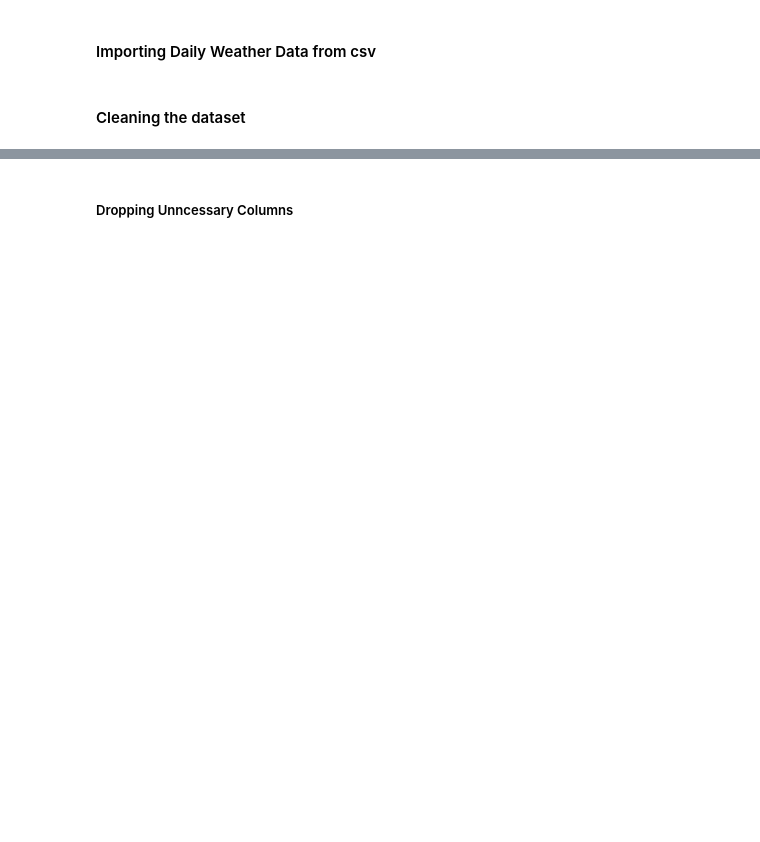
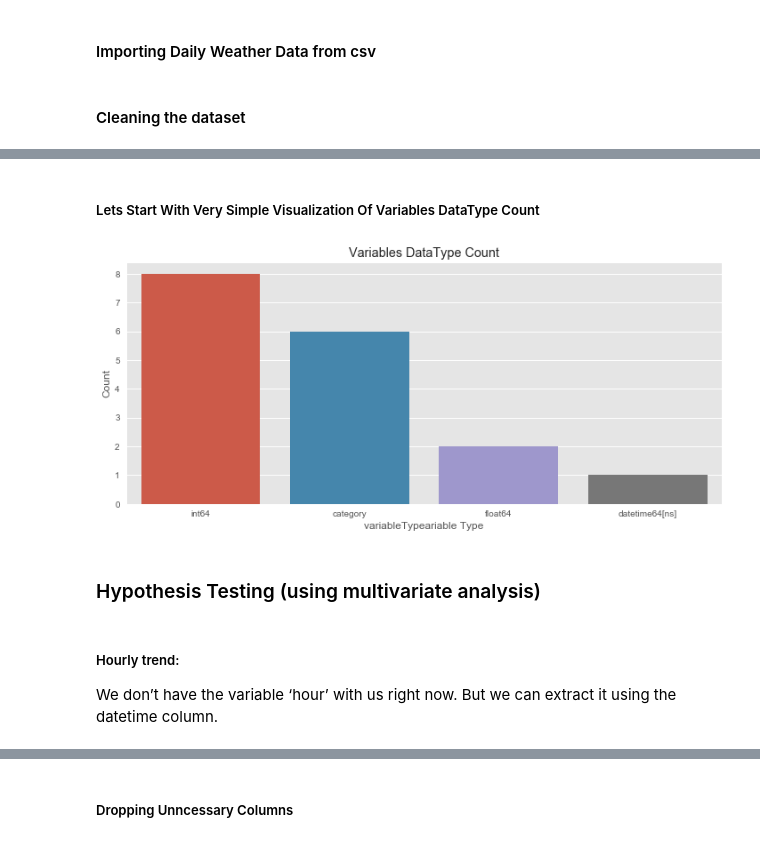
Before and after one commit to msubhabrata3/hubway-trip-analysis, a Jupyter notebook: Hubway-trip.ipynb, the cells around one changed output, grey strips where cells are left out. Drawn from its saved outputs; the diff is of its cells as text; code cells hidden in the pictures; blank space fills up the shorter version.

```diff
--- a/Hubway-trip.ipynb
+++ b/Hubway-trip.ipynb
@@ -281,4 +214,0 @@ dtype: object
-# %%
-categoryVariableList = ["WEEKDAY","MONTH","SEASON","EVENT","HOLIDAY","WORKDAY"]
-for var in categoryVariableList:
-    dfDailyRental[var] = dfDailyRental[var].astype("category")
@@ -284,0 +442,4 @@ for var in categoryVariableList:
+# %%
+categoryVariableList = ["WEEKDAY","MONTH","SEASON","HOLIDAY","WORKDAY","WEATHER"]
+for var in categoryVariableList:
+    dfHourlyRental[var] = dfHourlyRental[var].astype("category")
@@ -284,0 +466,17 @@ for var in categoryVariableList:
+# %% [markdown]
+##### Lets Start With Very Simple Visualization Of Variables DataType Count
+# %%
+dataTypeDf = pd.DataFrame(dfHourlyRental.dtypes.value_counts()).reset_index().rename(columns={"index":"variableType",0:"count"})
+fig,ax = plt.subplots()
+fig.set_size_inches(12,5)
+sns.barplot(data=dataTypeDf,x="variableType",y="count",ax=ax)
+ax.set(xlabel='variableTypeariable Type', ylabel='Count',title="Variables DataType Count")
+
+plt.show()
+# %% [output]
+[figure, added]
+# %% [markdown]
+### Hypothesis Testing (using multivariate analysis)
+# %% [markdown]
+##### Hourly trend:
+We don’t have the variable ‘hour’ with us right now. But we can extract it using the datetime column.
```
Also changed, not shown: parts of 114 cells of this notebook.
